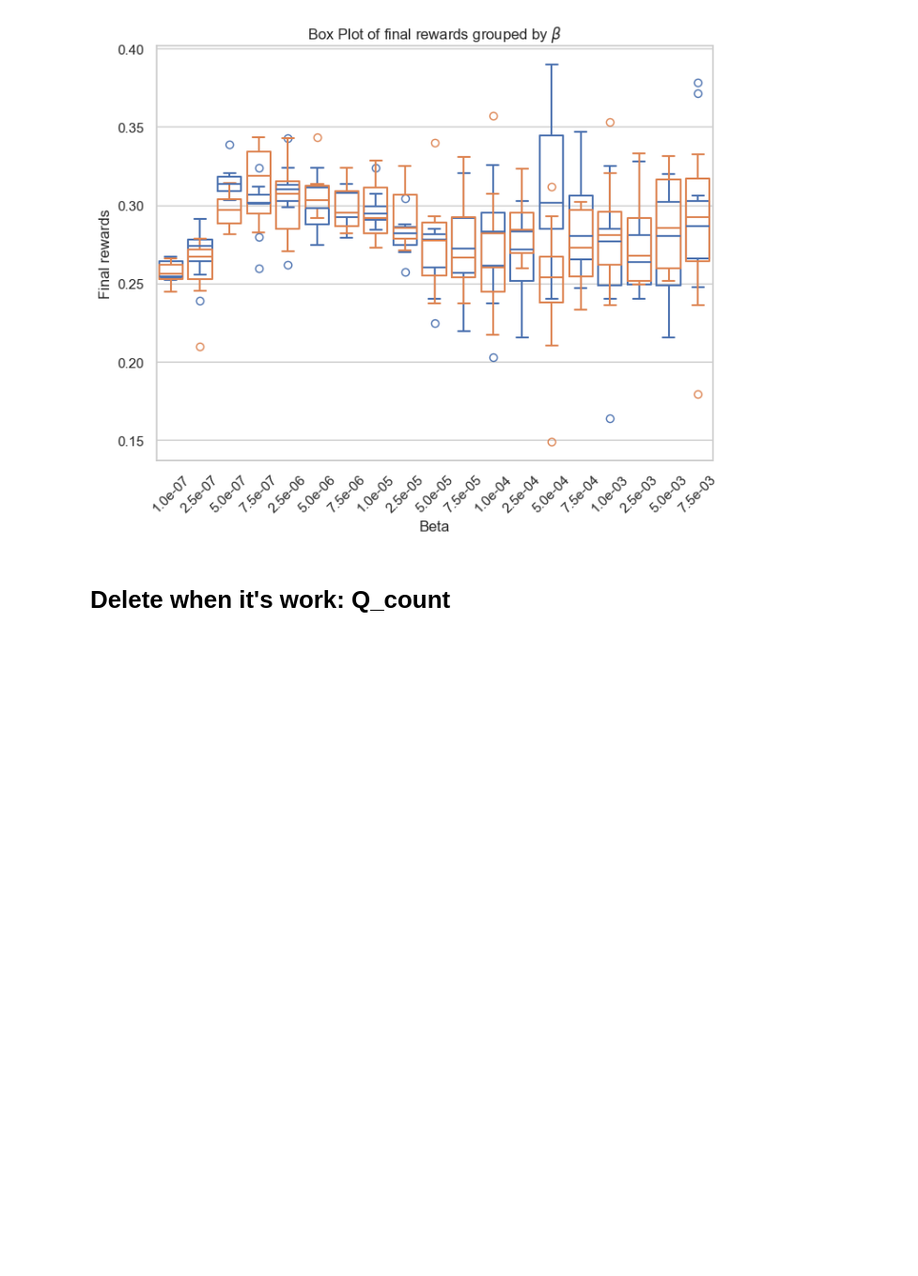
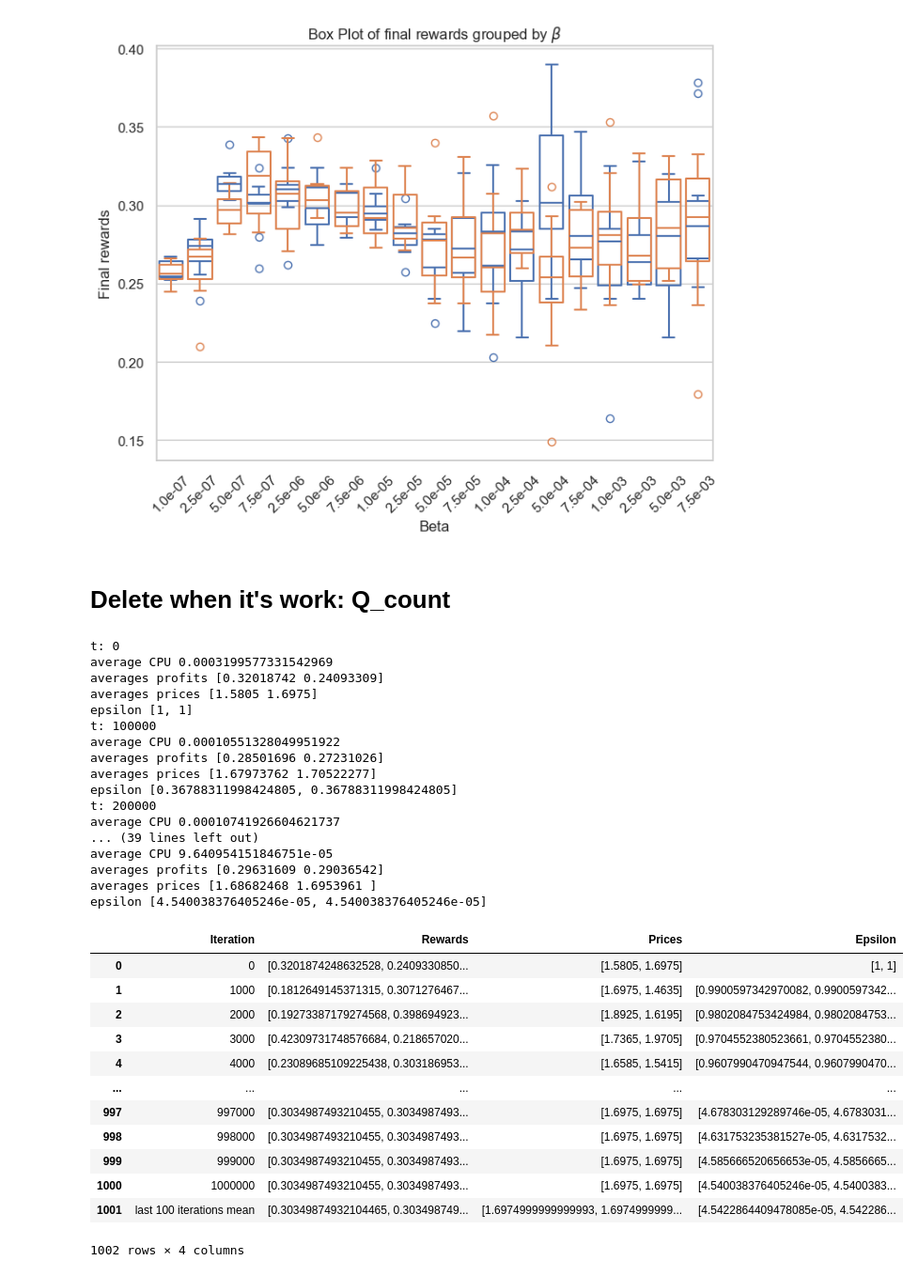
Before and after one commit to Suzie14/RLandPricing, a Jupyter notebook: notebooks/main.ipynb, the cells around one changed output. Shown: that part at 94% size. Saved outputs shown, nothing was run; the diff lists cells and outputs as text; code cells hidden in the pictures; blank space fills up the shorter version.

```diff
--- a/notebooks/main.ipynb
+++ b/notebooks/main.ipynb
@@ -339,0 +156,34 @@ class Env:
+# %%
+game = interact.Interaction()
+game(10**6)
+# %% [output]
+t: 0
+average CPU 0.0003199577331542969
+averages profits [0.32018742 0.24093309]
+averages prices [1.5805 1.6975]
+epsilon [1, 1]
+t: 100000
+average CPU 0.00010551328049951922
+averages profits [0.28501696 0.27231026]
+averages prices [1.67973762 1.70522277]
+epsilon [0.36788311998424805, 0.36788311998424805]
+t: 200000
+average CPU 0.00010741926604621737
+... (39 lines left out)
+average CPU 9.640954151846751e-05
+averages profits [0.29631609 0.29036542]
+averages prices [1.68682468 1.6953961 ]
+epsilon [4.540038376405246e-05, 4.540038376405246e-05]
+|  | Iteration | Rewards | Prices | Epsilon |
+| 0 | 0 | [0.3201874248632528, 0.2409330850... | [1.5805, 1.6975] | [1, 1] |
+| 1 | 1000 | [0.1812649145371315, 0.3071276467... | [1.6975, 1.4635] | [0.9900597342970082, 0.9900597342... |
+| 2 | 2000 | [0.19273387179274568, 0.398694923... | [1.8925, 1.6195] | [0.9802084753424984, 0.9802084753... |
+| 3 | 3000 | [0.42309731748576684, 0.218657020... | [1.7365, 1.9705] | [0.9704552380523661, 0.9704552380... |
+| 4 | 4000 | [0.23089685109225438, 0.303186953... | [1.6585, 1.5415] | [0.9607990470947544, 0.9607990470... |
+| ... | ... | ... | ... | ... |
+| 997 | 997000 | [0.3034987493210455, 0.3034987493... | [1.6975, 1.6975] | [4.678303129289746e-05, 4.6783031... |
+| 998 | 998000 | [0.3034987493210455, 0.3034987493... | [1.6975, 1.6975] | [4.631753235381527e-05, 4.6317532... |
+| 999 | 999000 | [0.3034987493210455, 0.3034987493... | [1.6975, 1.6975] | [4.585666520656653e-05, 4.5856665... |
+| 1000 | 1000000 | [0.3034987493210455, 0.3034987493... | [1.6975, 1.6975] | [4.540038376405246e-05, 4.5400383... |
+| 1001 | last 100 iterations mean | [0.30349874932104465, 0.303498749... | [1.6974999999999993, 1.6974999999... | [4.5422864409478085e-05, 4.542286... |
+1002 rows × 4 columns
```
Also changed, not shown: parts of 4 cells of this notebook, 2 other files.
